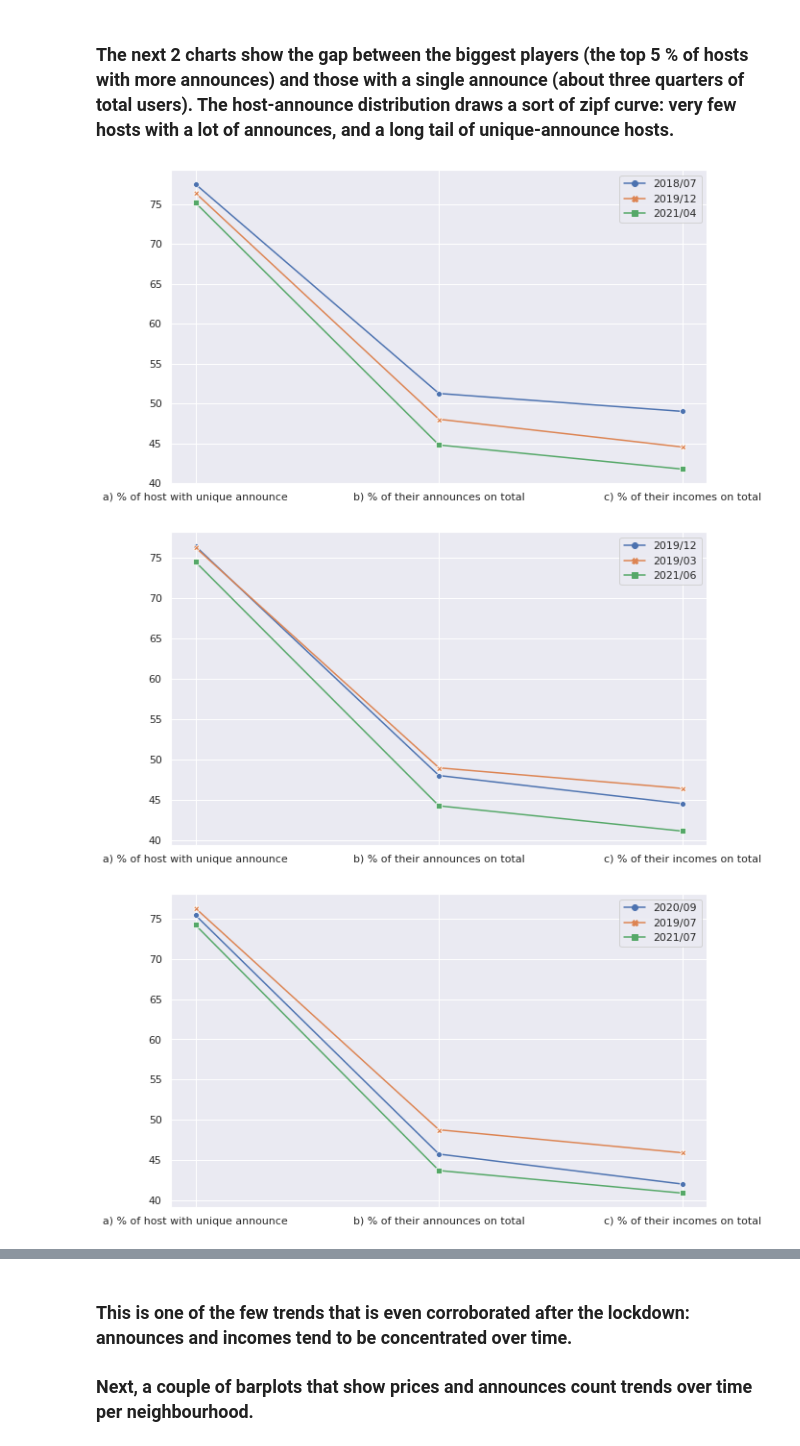
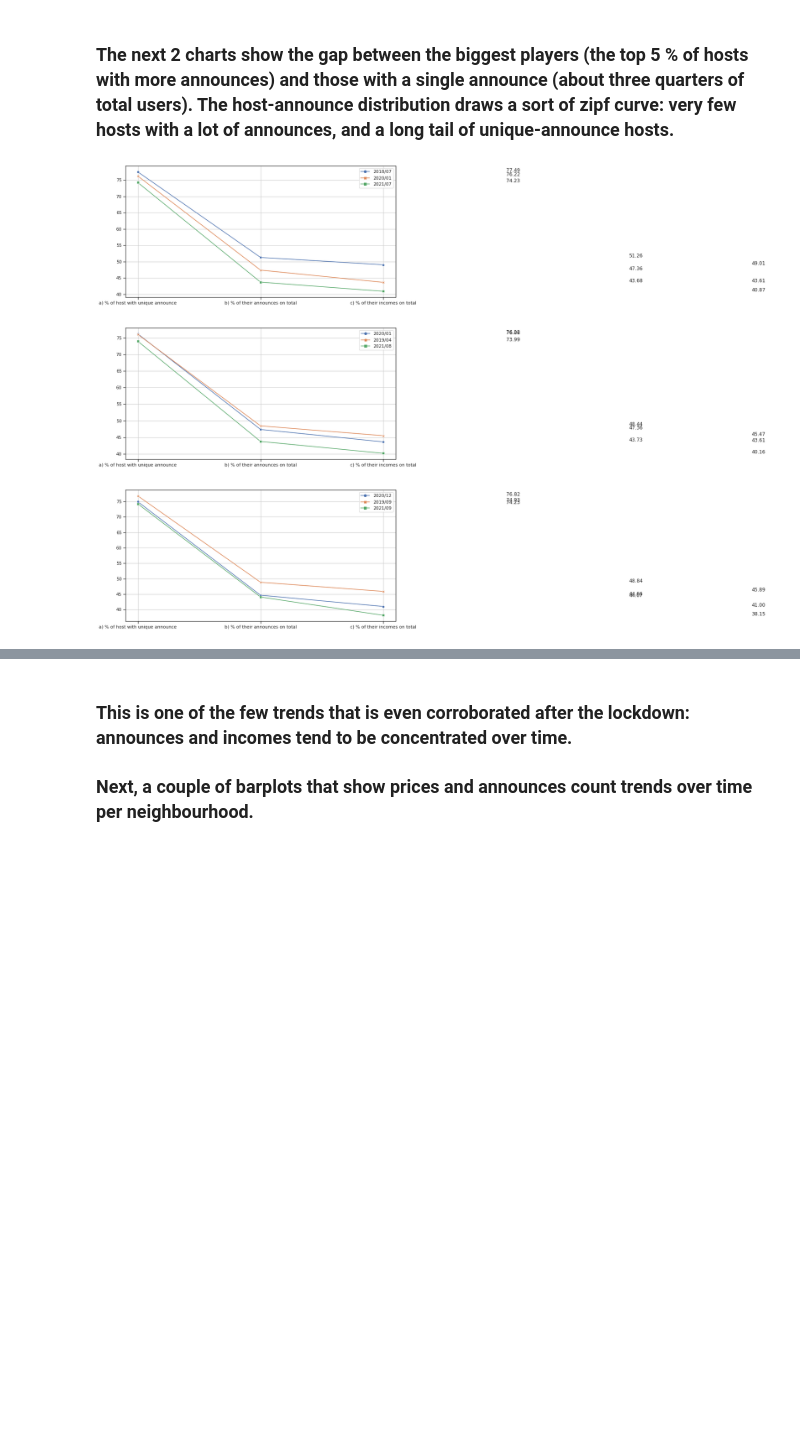
Before and after one commit to laszlo91/Inside-Airbnb-studies, a Jupyter notebook: bologna/1) Overview.ipynb, the cells around one changed output, grey strips where cells are left out. Saved outputs shown, nothing was run; the diff lists cells and outputs as text; code cells hidden in the pictures; blank space fills up the shorter version.

```diff
--- a/bologna/1) Overview.ipynb
+++ b/bologna/1) Overview.ipynb
@@ -212,7 +215,6 @@ periods_2 = [i.strftime('%Y/%m') for i in periods]
 # %% [markdown]
 ### The next 2 charts show the gap between the biggest players (the top 5 % of hosts with more announces) and those with a single announce (about three quarters of total users). The host-announce distribution draws a sort of zipf curve: very few hosts with a lot of announces, and a long tail of unique-announce hosts.
 # %%
-
 def three_val1(dfs=dfs):
     return (0, round(len(dfs) / 2), -3)
 
@@ -226,6 +228,7 @@ def three_val3(dfs=dfs):
 
 
 def single_host(period):
+
         a = period[period.calculated_host_listings_count == 1]
 
         percentIncomes = a.price.sum() * 100 / period.price.sum()
@@ -233,28 +236,51 @@ def single_host(period):
         percentHost = len(a.host_id.value_counts()) * 100 / len(period.host_id.value_counts())
 
         return pd.Series([percentHost, percentAnnounces, percentIncomes])
-
-def plotting(a,b,c,thrval,x,periods=periods_2):
-        lines = a.rename(periods[thrval[0]]).to_frame()\
-        .join(b.rename(periods[thrval[1]]).to_frame())\
-        .join(c.rename(periods[thrval[2]]).to_frame()).set_index(x)
-
-        snsplot(lines)
-
-def scissor_1(thrval, periods=periods_2):
-    a = single_host(dfs[thrval[0]])
-    b = single_host(dfs[thrval[1]])
-    c = single_host(dfs[thrval[2]])
-    x = pd.Series(["a) % of host with unique announce","b) % of their announces on total","c) % of their incomes on total"])
-    plotting(a,b,c,thrval,x)
-
-scissor_1(three_val1())
-scissor_1(three_val2())
-scissor_1(three_val3())
-# %% [output]
-[figure, removed]
-[figure, removed]
-[figure, removed]
+# %%
+def scissor_1(thrval, periods=periods_2):
+
+    a = []
+    for i in thrval:
+        a.append(single_host(dfs[i]))
+
+    x = pd.Series(["a) % of host with unique announce","b) % of their announces on total","c) % of their incomes on total"])
+
+    plotting(a,thrval,x)
+
+def plotting(a,thrval,x,periods=periods_2):
+
+        lines = a[0].rename(periods[thrval[0]]).to_frame()\
+        .join(a[1].rename(periods[thrval[1]]).to_frame())\
+        .join(a[2].rename(periods[thrval[2]]).to_frame()).set_index(x)
+
+        snsplot2(lines)
+
+def snsplot2(lines):
+
+    l = lines.T
+    sns.set(style="ticks")
+    dims = (12, 6)
+
+    fig, ax = plt.subplots(1,1,figsize=dims)
+
+    sns.lineplot(markers=True, dashes=False, data=lines)
+    plt.grid()
+
+    for ix,time in enumerate(l.index):
+
+        ax.text(l.index[ix], l[l.columns[ix]][0], f'{l[l.columns[ix]][0]:.2f}')
+        ax.text(l.index[ix], l[l.columns[ix]][1], f'{l[l.columns[ix]][1]:.2f}')
+        ax.text(l.index[ix], l[l.columns[ix]][2], f'{l[l.columns[ix]][2]:.2f}')
+
+
+
+i = scissor_1(three_val1())
+ii = scissor_1(three_val2())
+iii = scissor_1(three_val3())
+# %% [output]
+[figure, added]
+[figure, added]
+[figure, added]
 # %%
 def incomes_rate(period, nHosts):
 
```
Also changed, not shown: parts of 9 cells of this notebook, 3 other files.
